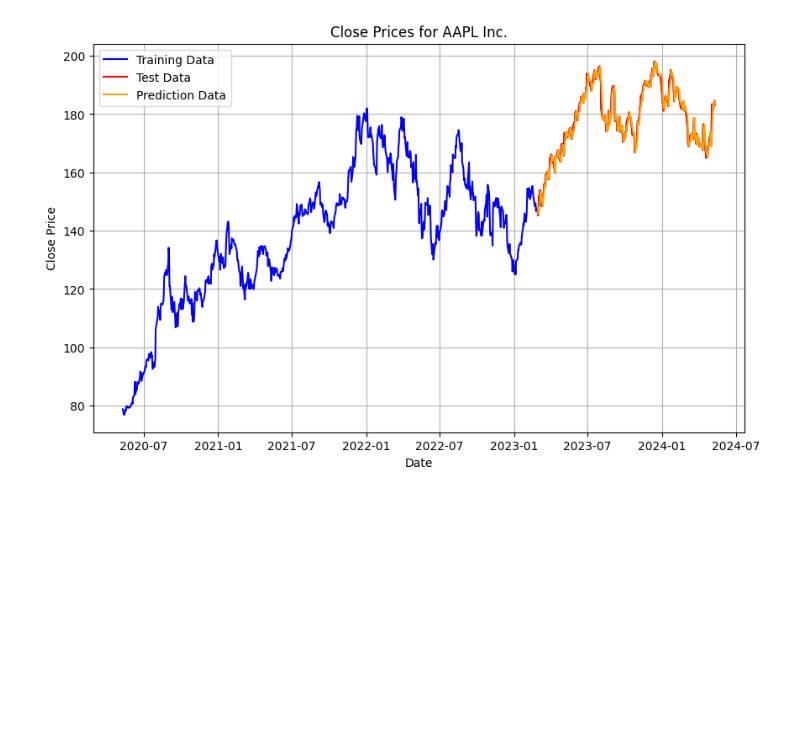
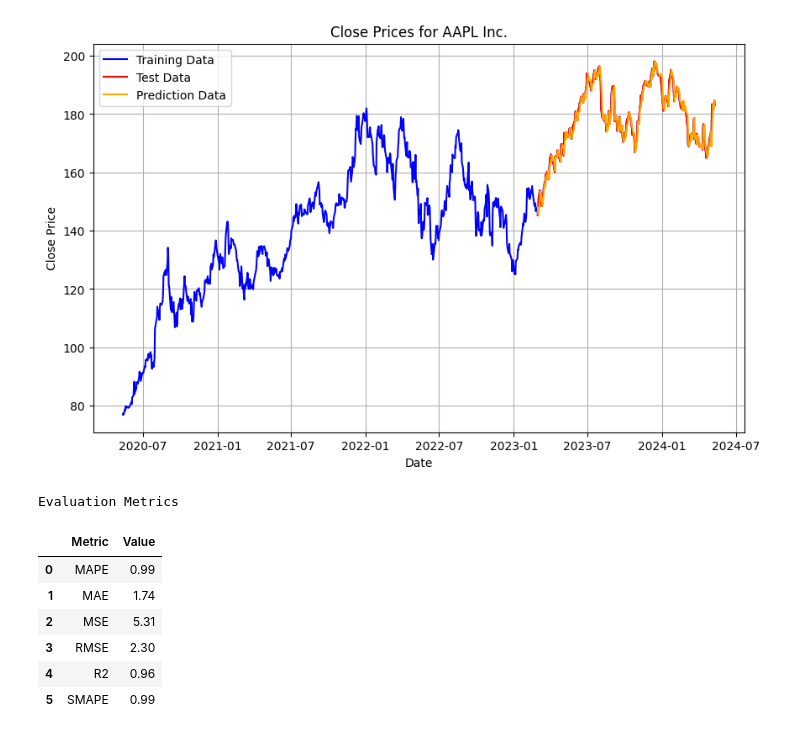
Before and after one commit to baljyot25/Stock-Predictor, a Jupyter notebook: ARIMA_AAPL.ipynb, the cells around one changed output. Drawn from its saved outputs; the diff is of its cells as text; code cells hidden in the pictures; blank space fills up the shorter version.

```diff
--- a/ARIMA_AAPL.ipynb
+++ b/ARIMA_AAPL.ipynb
@@ -277,3 +242,45 @@ plt.grid(True)
 plt.show()
 # %% [output]
 [figure]
+# %%
+from Evaluation_metrics import *
+def evaluate_metrics(y_true, y_pred):
+    results = {
+        'Metric': ['MAPE', 'MAE', 'MSE', 'RMSE', 'R2', 'SMAPE'],
+        'Value': [MAPE(y_true, y_pred),
+                  MAE(y_true, y_pred),
+                  MSE(y_true, y_pred),
+                  RMSE(y_true, y_pred),
+                  R2(y_true, y_pred),
+                  SMAPE(y_true, y_pred)]
+    }
+    df = pd.DataFrame(results)
+
+    # Add dotted lines
+    dotted_style = [dict(selector="th", props=[("border-bottom", "1px dotted #aaaaaa")]),
+                    dict(selector="td", props=[("border-bottom", "1px dotted #aaaaaa")])]
+
+    # Apply styling
+    styled_df = (df.style
+                 .set_properties(**{'text-align': 'center'})
+                 .format({'Value': '{:.2f}'})  # Round values to 2 decimal places
+                 .set_table_styles(dotted_style)
+                 .set_caption('Evaluation Metrics')
+                 .set_table_attributes('style="border-collapse: collapse; border: none;"')
+                 .set_properties(subset=['Metric'], **{'font-weight': 'bold',}))  # Bold and blue headers
+
+    return styled_df
+# %%
+y_true=test["Close"].values
+y_pred=rolling_predicted_df["Predicted_Value"].values
+styled_df = evaluate_metrics(y_true, y_pred)
+styled_df
+# %% [output]
+Evaluation Metrics
+|  | Metric | Value |
+| 0 | MAPE | 0.99 |
+| 1 | MAE | 1.74 |
+| 2 | MSE | 5.31 |
+| 3 | RMSE | 2.30 |
+| 4 | R2 | 0.96 |
+| 5 | SMAPE | 0.99 |
```
Also changed, not shown: parts of 10 cells of this notebook, 4 other files.
